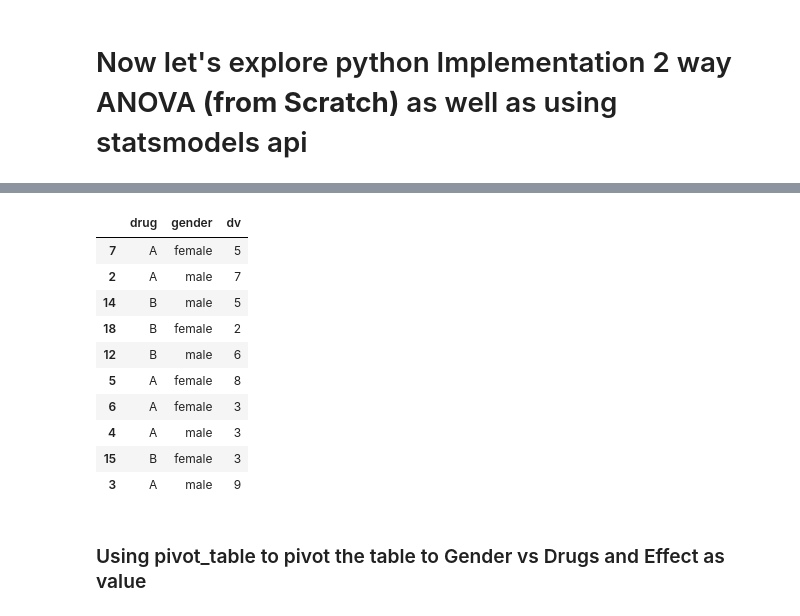
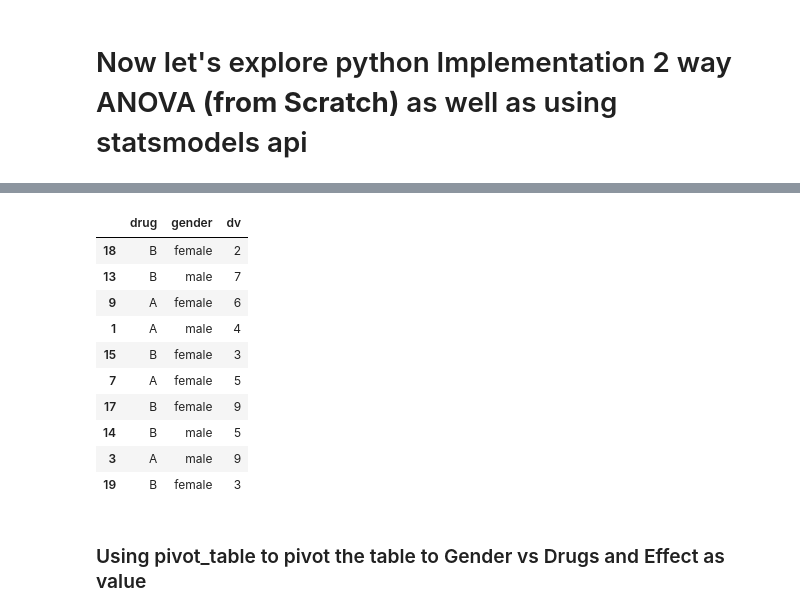
Before and after one commit to Data-200-Class/Data200, a Jupyter notebook: Week2/2way_anova_mathematical.ipynb, the cells around one changed output, grey strips where cells are left out. Cells and saved outputs as stored; diff of their text form; code cells hidden in the pictures.

```diff
--- a/Week2/2way_anova_mathematical.ipynb
+++ b/Week2/2way_anova_mathematical.ipynb
@@ -110,20 +113,20 @@ import seaborn as sns
 # %% [markdown]
 <img src="images/2_way_anova_data.png" height=400px>
 # %%
-data = pd.read_csv("tuto_data.csv")
+data = pd.read_csv("data_gender_drug.csv")
 data.sample(10)
 # %% [output]
 |  | drug | gender | dv |
+| 18 | B | female | 2 |
+| 13 | B | male | 7 |
+| 9 | A | female | 6 |
+| 1 | A | male | 4 |
+| 15 | B | female | 3 |
 | 7 | A | female | 5 |
-| 2 | A | male | 7 |
+| 17 | B | female | 9 |
 | 14 | B | male | 5 |
-| 18 | B | female | 2 |
-| 12 | B | male | 6 |
-| 5 | A | female | 8 |
-| 6 | A | female | 3 |
-| 4 | A | male | 3 |
-| 15 | B | female | 3 |
 | 3 | A | male | 9 |
+| 19 | B | female | 3 |
 # %% [markdown]
 ### Using pivot_table to pivot the table to Gender vs Drugs and Effect as value
 # %%
```
Also changed, not shown: parts of 7 cells of this notebook, 27 other files.
